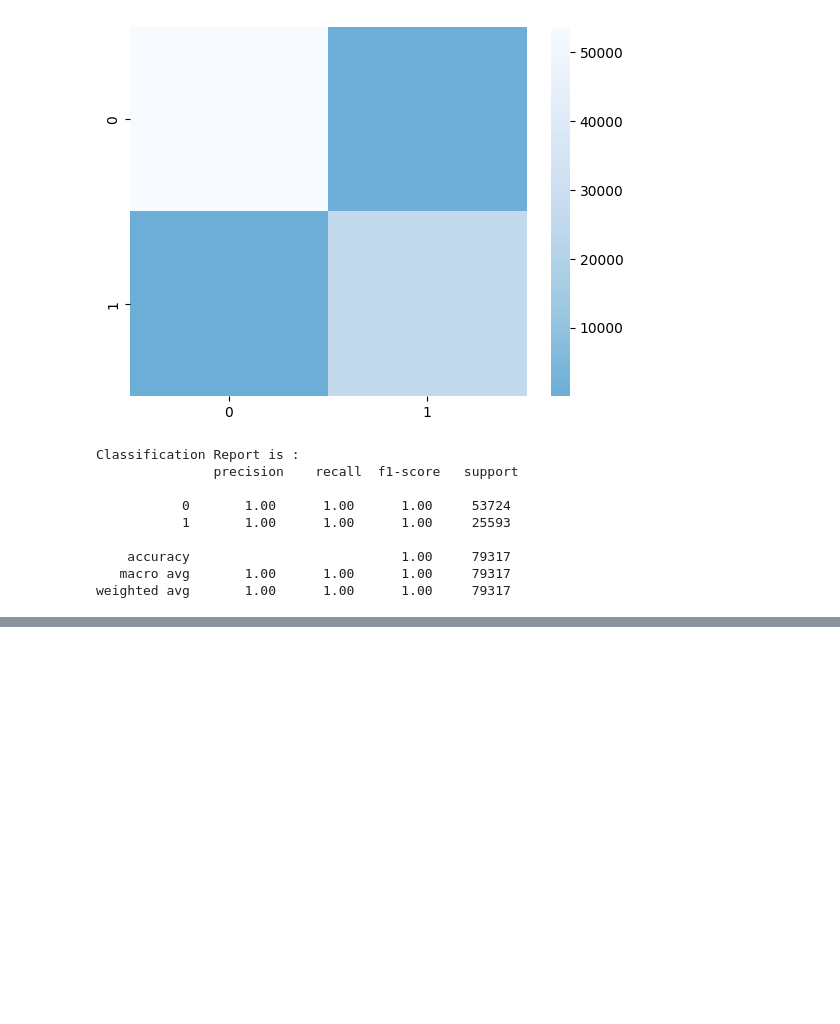
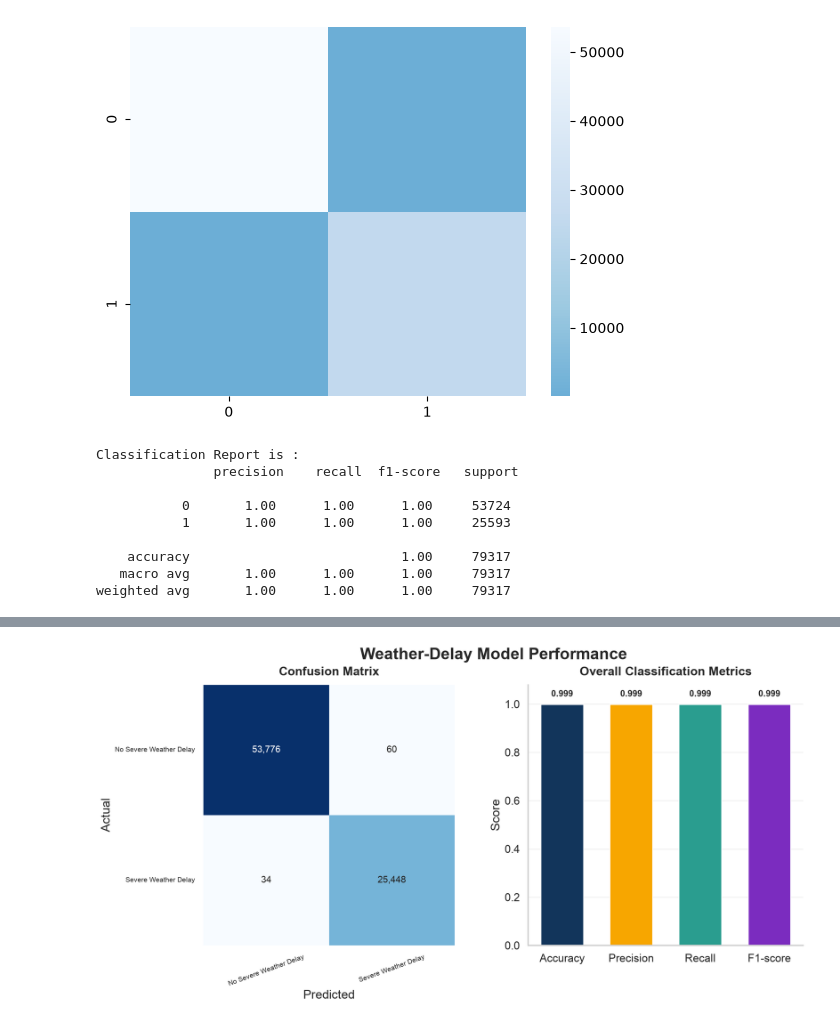
Before and after one commit to mohamedrafat9/DL, a Jupyter notebook: airline_delay_cause.ipynb, the cells around one changed output, grey strips where cells are left out. Saved outputs shown, nothing was run; the diff lists cells and outputs as text; code cells hidden in the pictures; blank space fills up the shorter version.

```diff
--- a/airline_delay_cause.ipynb
+++ b/airline_delay_cause.ipynb
@@ -401,0 +478,57 @@ weighted avg       1.00      1.00      1.00     79317
+# %%
+# Rebuild the model test set and show a clean performance dashboard
+from sklearn.model_selection import train_test_split
+from sklearn.metrics import confusion_matrix, classification_report
+from tensorflow import keras
+model_data = raw.copy()
+model_data['WDCase'] = model_data['weather_delay'].apply(lambda x: 1 if x > 100 else 0)
+model_features = model_data.drop(columns=['carrier','carrier_name','airport','airport_name','WDCase'], errors='ignore')
+model_labels = model_data['WDCase']
+
+X_train_model, X_test_model, y_train_model, y_test_model = train_test_split(
+    model_features, model_labels, test_size=0.25, random_state=44, shuffle=True
+)
+loaded_model = keras.models.load_model('KerasModel.keras')
+probabilities = loaded_model.predict(X_test_model, verbose=0).ravel()
+predictions = (probabilities >= 0.5).astype(int)
+
+cm = confusion_matrix(y_test_model, predictions)
+accuracy = (predictions == y_test_model).mean()
+report = classification_report(y_test_model, predictions, output_dict=True)
+precision = report['weighted avg']['precision']
+recall = report['weighted avg']['recall']
+f1 = report['weighted avg']['f1-score']
+
+fig = plt.figure(figsize=(16, 7), dpi=150)
+fig.suptitle('Weather-Delay Model Performance', fontsize=24, weight='bold', y=0.99)
+gs = fig.add_gridspec(1, 2, width_ratios=[1.05, 1.15], wspace=0.28)
+
+ax1 = fig.add_subplot(gs[0])
+sns.heatmap(cm, annot=True, fmt=',d', cmap='Blues', cbar=False,
+            xticklabels=['No Severe Weather Delay','Severe Weather Delay'],
+            yticklabels=['No Severe Weather Delay','Severe Weather Delay'], ax=ax1,
+            annot_kws={'fontsize': 14})
+ax1.set_title('Confusion Matrix', weight='bold', pad=14)
+ax1.set_xlabel('Predicted')
+ax1.set_ylabel('Actual')
+ax1.tick_params(axis='x', rotation=20, labelsize=10)
+ax1.tick_params(axis='y', rotation=0, labelsize=10)
+
+ax2 = fig.add_subplot(gs[1])
+metric_names = ['Accuracy', 'Precision', 'Recall', 'F1-score']
+metric_values = [accuracy, precision, recall, f1]
+bars = ax2.bar(metric_names, metric_values, color=['#12355B','#F7A600','#2A9D8F','#7B2CBF'], width=0.62)
+ax2.set_ylim(0, 1.08)
+ax2.set_title('Overall Classification Metrics', weight='bold', pad=14)
+ax2.set_ylabel('Score')
+ax2.spines[['top','right']].set_visible(False)
+for bar, value in zip(bars, metric_values):
+    ax2.text(bar.get_x()+bar.get_width()/2, value+0.025, f'{value:.3f}',
+             ha='center', va='bottom', fontsize=13, weight='bold')
+ax2.grid(axis='x', visible=False)
+ax2.grid(axis='y', alpha=0.25)
+
+plt.savefig('airline_delay_model_performance.png', dpi=220, bbox_inches='tight', facecolor='white')
+plt.show()
+# %% [output]
+[figure, added]
```
Also changed, not shown: parts of 19 cells of this notebook, 4 other files.
